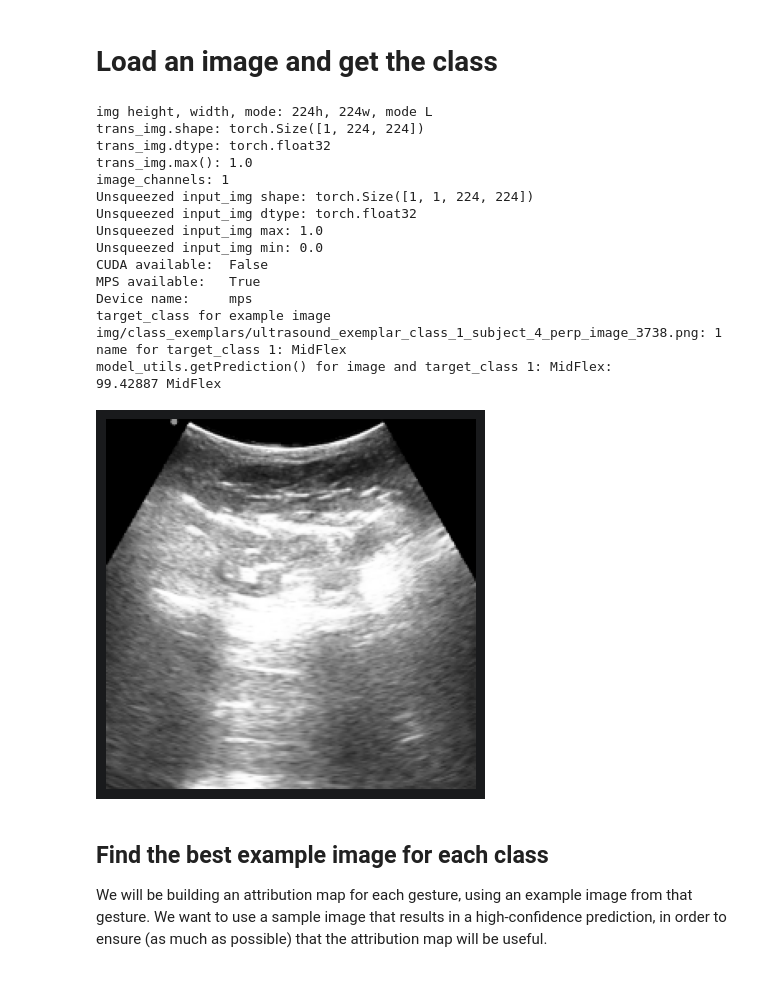
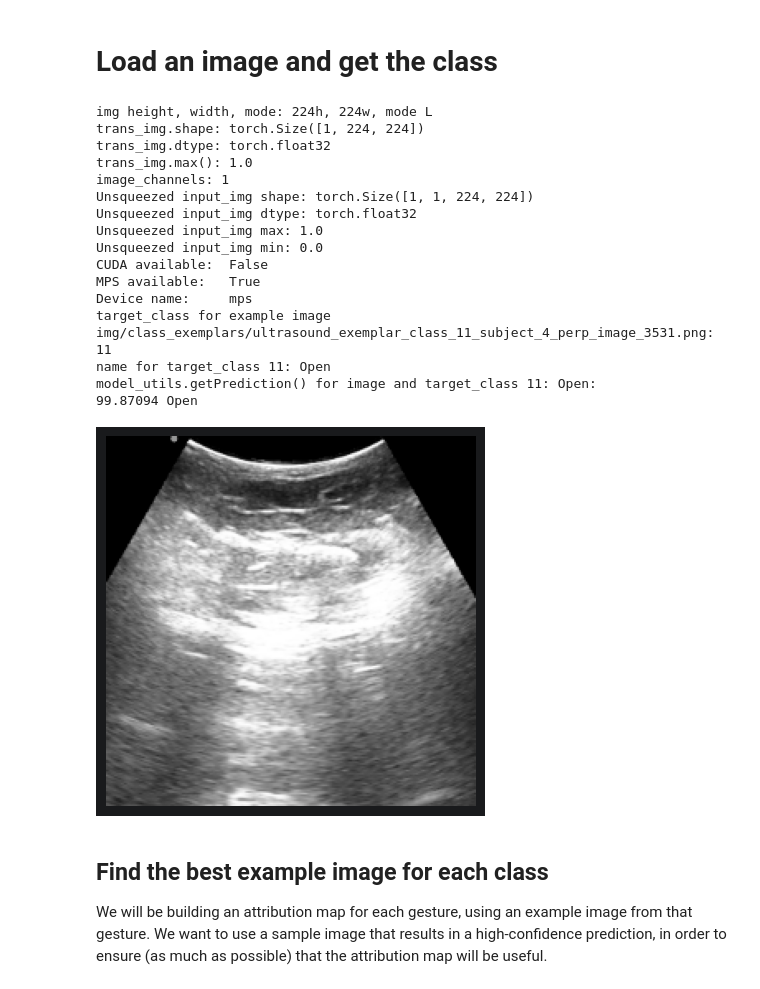
Before and after one commit to rickgladwin/Integrated-Decision-Gradients, a Jupyter notebook: IDG/example_ultrasound.ipynb, the cells around one changed output. Saved outputs shown, nothing was run; the diff lists cells and outputs as text; code cells hidden in the pictures.

```diff
--- a/IDG/example_ultrasound.ipynb
+++ b/IDG/example_ultrasound.ipynb
@@ -199,7 +199,7 @@ from PIL import Image
 
 # exemplar filepaths:
 # image_path: str = "img/class_exemplars/ultrasound_exemplar_class_0_subject_4_perp_image_2471.png"
-image_path: str = "img/class_exemplars/ultrasound_exemplar_class_1_subject_4_perp_image_3738.png"
+# image_path: str = "img/class_exemplars/ultrasound_exemplar_class_1_subject_4_perp_image_3738.png"
 # image_path: str = "img/class_exemplars/ultrasound_exemplar_class_2_subject_4_perp_image_3809.png"
 # image_path: str = "img/class_exemplars/ultrasound_exemplar_class_3_subject_4_perp_image_1580.png"
 # image_path: str = "img/class_exemplars/ultrasound_exemplar_class_4_subject_4_perp_image_2857.png"
@@ -209,7 +209,7 @@ image_path: str = "img/class_exemplars/ultrasound_exemplar_class_1_subject_4_per
 # image_path: str = "img/class_exemplars/ultrasound_exemplar_class_8_subject_4_perp_image_3248.png"
 # image_path: str = "img/class_exemplars/ultrasound_exemplar_class_9_subject_4_perp_image_923.png"
 # image_path: str = "img/class_exemplars/ultrasound_exemplar_class_10_subject_4_perp_image_1054.png"
-# image_path: str = "img/class_exemplars/ultrasound_exemplar_class_11_subject_4_perp_image_3531.png"
+image_path: str = "img/class_exemplars/ultrasound_exemplar_class_11_subject_4_perp_image_3531.png"
 
 imgFile: ImageFile = Image.open(image_path, formats=["PNG"])
 img: Image.Image = imgFile.convert("L") # convert to grayscale
@@ -286,38 +286,38 @@ print(f"target_class for example image {image_path}: {target_class}")
 # with open('../util/class_maps/ImageNet/imagenet_classes.txt') as f:
 #     classes = [line.strip() for line in f.readlines()]
 name = classes[target_class]
 print(f"name for target_class {target_class}: {name}")
 print(f"model_utils.getPrediction() for image and target_class {target_class}: {name}:")
 print(model_utils.getPrediction(input_img, model, device, target_class)[0] * 100, name)
 
 plt.axis("off")
 
 # use gray colormap for grayscale (single channel) images
 if image_channels == 1:
     img_colormap = plt.get_cmap('gray')
 else:
     img_colormap = None
 
 plt.imshow(img, cmap=img_colormap)
 plt.show()
 # %% [output]
 img height, width, mode: 224h, 224w, mode L
 trans_img.shape: torch.Size([1, 224, 224])
 trans_img.dtype: torch.float32
 trans_img.max(): 1.0
 image_channels: 1
 Unsqueezed input_img shape: torch.Size([1, 1, 224, 224])
 Unsqueezed input_img dtype: torch.float32
 Unsqueezed input_img max: 1.0
 Unsqueezed input_img min: 0.0
 CUDA available:  False
 MPS available:   True
 Device name:     mps
-target_class for example image img/class_exemplars/ultrasound_exemplar_class_1_subject_4_perp_image_3738.png: 1
-name for target_class 1: MidFlex
-model_utils.getPrediction() for image and target_class 1: MidFlex:
-99.42887 MidFlex
+target_class for example image img/class_exemplars/ultrasound_exemplar_class_11_subject_4_perp_image_3531.png: 11
+name for target_class 11: Open
+model_utils.getPrediction() for image and target_class 11: Open:
+99.87094 Open
-[figure, old version]
+[figure, new version]
 # %% [markdown]
 ## Find the best example image for each class
 We will be building an attribution map for each gesture, using an example image from that gesture.
```
Also changed, not shown: parts of 3 cells of this notebook, 44 other files.
